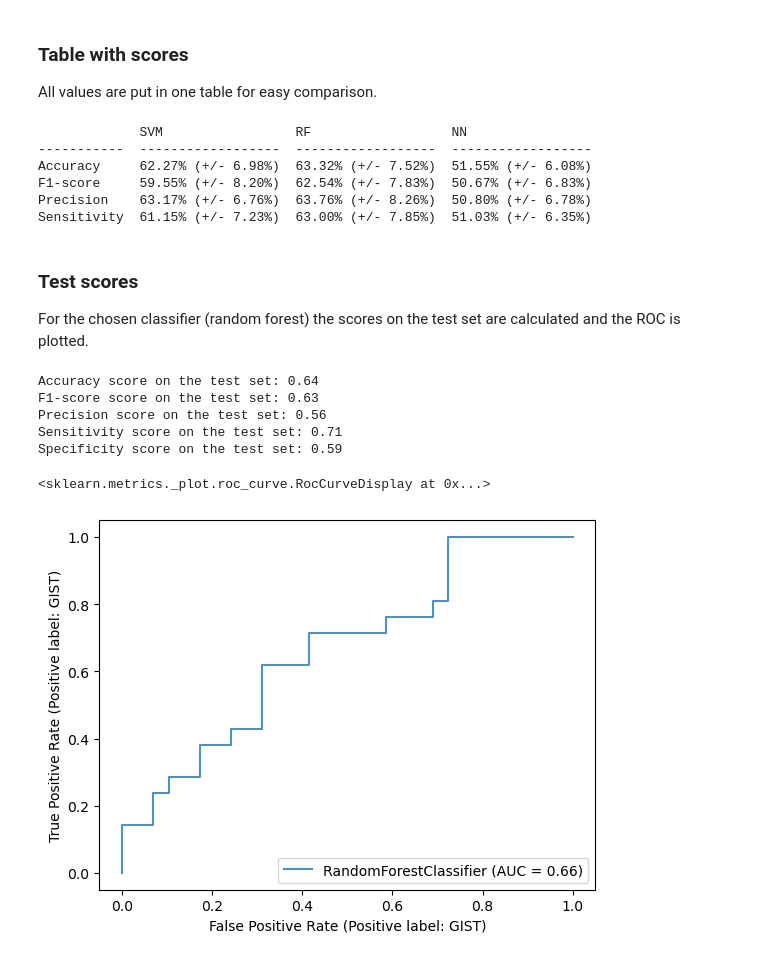
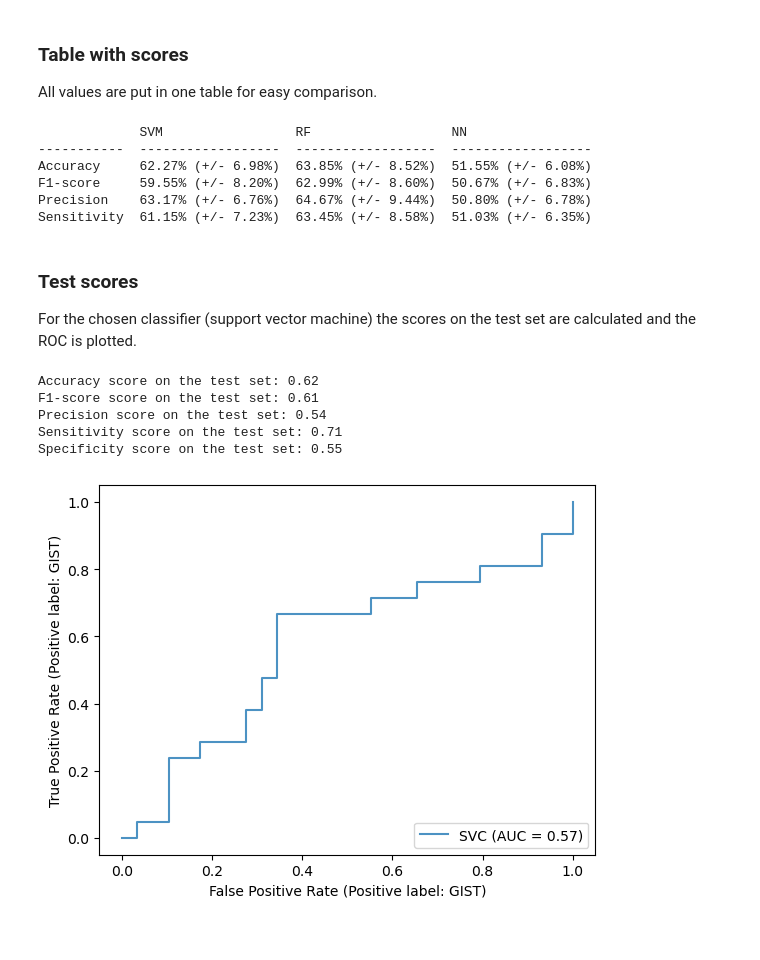
Before and after one commit to ecmbuijsman/TM10007_ML, a Jupyter notebook: assignment.ipynb, the cells around one changed output. Saved outputs shown, nothing was run; the diff lists cells and outputs as text; code cells hidden in the pictures.

```diff
--- a/assignment.ipynb
+++ b/assignment.ipynb
@@ -299,7 +301,7 @@ from sklearn.ensemble import RandomForestClassifier # random forest classifier
 from sklearn.model_selection import cross_val_score
 
 # Random forest with best hyperparameters
-rf_model = RandomForestClassifier(n_estimators=2000,max_depth=400,min_samples_split=6,min_samples_leaf=1,bootstrap=False,random_state=0)
+rf_model = RandomForestClassifier(n_estimators=2750,max_depth=300,min_samples_split=4,min_samples_leaf=2,bootstrap=False,random_state=0)
 
 # Perform 5-fold cross-validation and calculate metrics for each fold
 rf_accuracy_scores = cross_val_score(rf_model, train_pca, y_train, cv=5, scoring='accuracy')
@@ -349,40 +354,42 @@ print(tabulate(table,headers=['SVM','RF','NN']))
 # %% [output]
              SVM                 RF                  NN
 -----------  ------------------  ------------------  ------------------
-Accuracy     62.27% (+/- 6.98%)  63.32% (+/- 7.52%)  51.55% (+/- 6.08%)
-F1-score     59.55% (+/- 8.20%)  62.54% (+/- 7.83%)  50.67% (+/- 6.83%)
-Precision    63.17% (+/- 6.76%)  63.76% (+/- 8.26%)  50.80% (+/- 6.78%)
-Sensitivity  61.15% (+/- 7.23%)  63.00% (+/- 7.85%)  51.03% (+/- 6.35%)
+Accuracy     62.27% (+/- 6.98%)  63.85% (+/- 8.52%)  51.55% (+/- 6.08%)
+F1-score     59.55% (+/- 8.20%)  62.99% (+/- 8.60%)  50.67% (+/- 6.83%)
+Precision    63.17% (+/- 6.76%)  64.67% (+/- 9.44%)  50.80% (+/- 6.78%)
+Sensitivity  61.15% (+/- 7.23%)  63.45% (+/- 8.58%)  51.03% (+/- 6.35%)
 # %% [markdown]
 ### Test scores
-For the chosen classifier (random forest) the scores on the test set are calculated and the ROC is plotted.
+For the chosen classifier (support vector machine) the scores on the test set are calculated and the ROC is plotted.
 # %%
+from sklearn.metrics import accuracy_score
+from sklearn.metrics import f1_score
+from sklearn.metrics import precision_score
+from sklearn.metrics import confusion_matrix
 from sklearn.metrics import RocCurveDisplay
 import matplotlib.pyplot as plt
 
-rf_model.fit(train_pca,y_train)
-rf_prediction = rf_model.predict(test_pca)
-rf_accuracy = round(accuracy_score(y_test, rf_prediction), 2)
-print('Accuracy score on the test set: ' + str(rf_accuracy))
-rf_f1 = round(f1_score(y_test, rf_prediction, pos_label='GIST'),2)
-print('F1-score score on the test set: ' + str(rf_f1))
-rf_precision = round(precision_score(y_test, rf_prediction, pos_label='GIST'),2)
-print('Precision score on the test set: ' +str(rf_precision))
+svm_model.fit(train_pca,y_train)
+svm_prediction = rf_model.predict(test_pca)
+svm_accuracy = round(accuracy_score(y_test, svm_prediction), 2)
+print('Accuracy score on the test set: ' + str(svm_accuracy))
+svm_f1 = round(f1_score(y_test, svm_prediction, pos_label='GIST'),2)
+print('F1-score score on the test set: ' + str(svm_f1))
+svm_precision = round(precision_score(y_test, svm_prediction, pos_label='GIST'),2)
+print('Precision score on the test set: ' +str(svm_precision))
 
-tp, fn, fp, tn = confusion_matrix(y_test,rf_prediction).ravel()
-rf_sens = round(tp/(tp+fn),2)
-print('Sensitivity score on the test set: ' +str(rf_sens))
-rf_spec = round(tn/(tn+fp),2)
-print('Specificity score on the test set: ' +str(rf_spec))
+tp, fn, fp, tn = confusion_matrix(y_test,svm_prediction).ravel()
+svm_sens = round(tp/(tp+fn),2)
+print('Sensitivity score on the test set: ' +str(svm_sens))
+svm_spec = round(tn/(tn+fp),2)
+print('Specificity score on the test set: ' +str(svm_spec))
 
-rfc_disp = RocCurveDisplay.from_estimator(rf_model, test_pca, y_test, ax=ax, alpha=0.8,pos_label='GIST')
 ax = plt.gca()
-rfc_disp.plot(ax=ax, alpha=0.8)
+svm_roc = RocCurveDisplay.from_estimator(svm_model, test_pca, y_test, ax=ax, alpha=0.8,pos_label='GIST')
 # %% [output]
-Accuracy score on the test set: 0.64
-F1-score score on the test set: 0.63
-Precision score on the test set: 0.56
+Accuracy score on the test set: 0.62
+F1-score score on the test set: 0.61
+Precision score on the test set: 0.54
 Sensitivity score on the test set: 0.71
-Specificity score on the test set: 0.59
+Specificity score on the test set: 0.55
-<sklearn.metrics._plot.roc_curve.RocCurveDisplay at 0x...>
-[figure, old version]
+[figure, new version]
```
Also changed, not shown: parts of 2 cells of this notebook.
